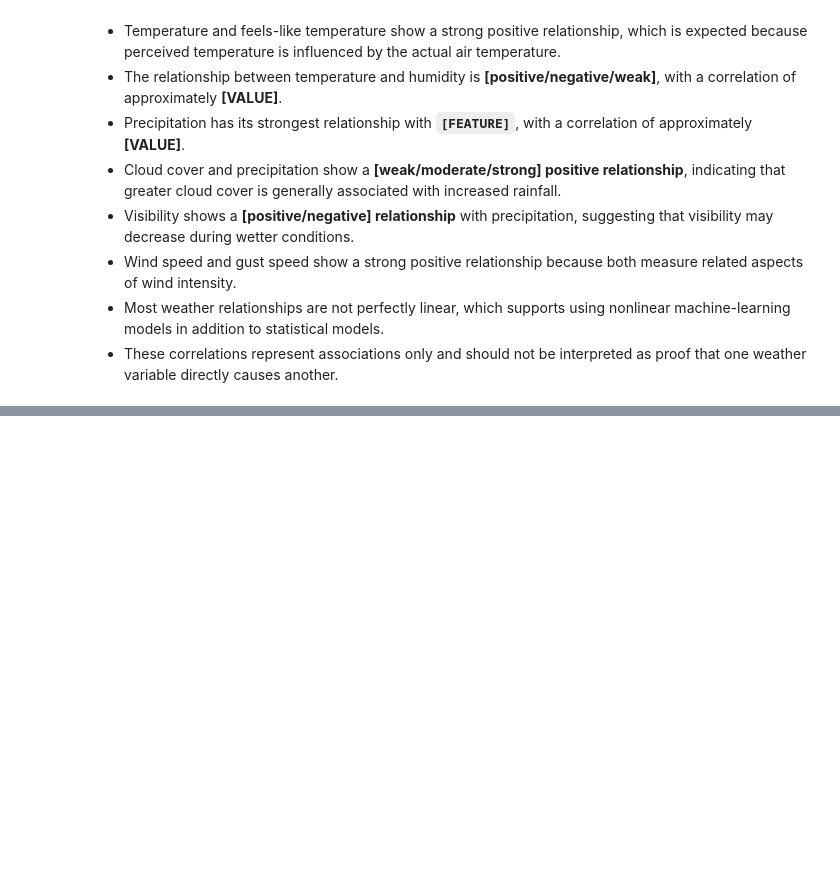
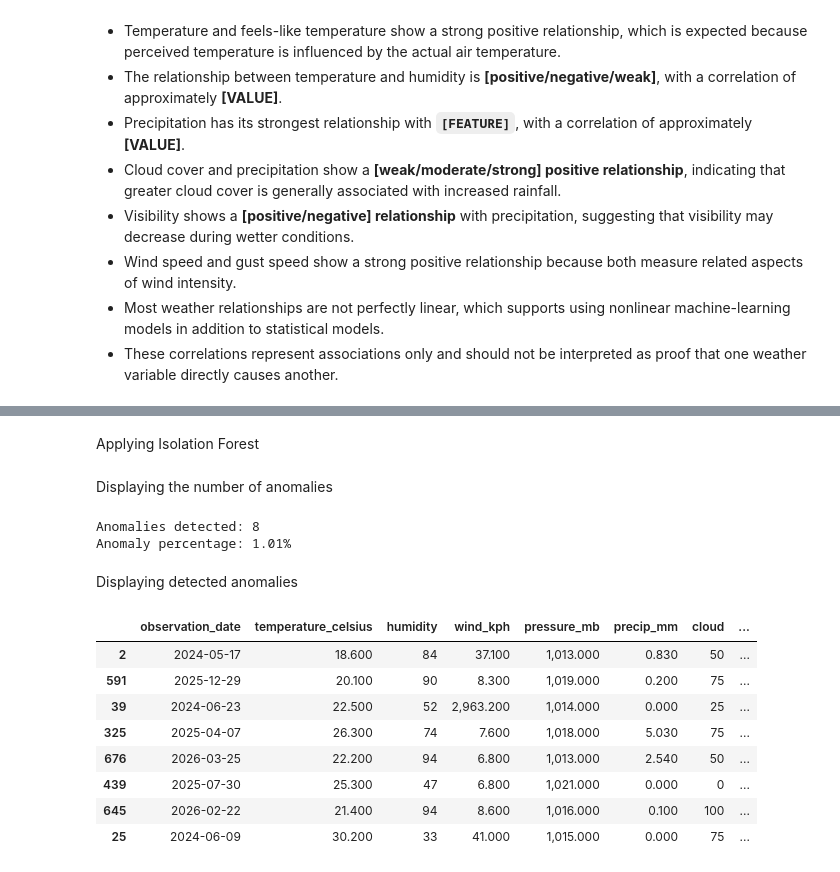
Before and after one commit to rajaraman04/Weather-Forecasting, a Jupyter notebook: weather_trend_forecasting.ipynb, the cells around one changed output, grey strips where cells are left out. Drawn from its saved outputs; the diff is of its cells as text; code cells hidden in the pictures; blank space fills up the shorter version.

```diff
--- a/weather_trend_forecasting.ipynb
+++ b/weather_trend_forecasting.ipynb
@@ -1401,0 +1446,2 @@ Strongest precipitation relationship: cloud (0.22)
+# %% [markdown]
+Applying Isolation Forest
@@ -1401,0 +1452,29 @@ Strongest precipitation relationship: cloud (0.22)
+# %% [markdown]
+Displaying the number of anomalies
+# %%
+city_anomaly_data["isolation_forest_prediction"] = anomaly_predictions
+city_anomaly_data["anomaly_score"] = anomaly_scores
+city_anomaly_data["is_anomaly"] =city_anomaly_data["isolation_forest_prediction"] == -1
+anomaly_count = city_anomaly_data["is_anomaly"].sum()
+anomaly_percentage =city_anomaly_data["is_anomaly"].mean()*100
+
+print(f"Anomalies detected: {anomaly_count:,}")
+print(f"Anomaly percentage: {anomaly_percentage:.2f}%")
+# %% [output]
+Anomalies detected: 8
+Anomaly percentage: 1.01%
+# %% [markdown]
+Displaying detected anomalies
+# %%
+detected_anomalies = (city_anomaly_data[city_anomaly_data["is_anomaly"]].sort_values("anomaly_score"))
+display(detected_anomalies[["observation_date",*anomaly_features,"anomaly_score",]])
+# %% [output]
+|  | observation_date | temperature_celsius | humidity | wind_kph | pressure_mb | precip_mm | cloud | ... |
+| 2 | 2024-05-17 | 18.600 | 84 | 37.100 | 1,013.000 | 0.830 | 50 | ... |
+| 591 | 2025-12-29 | 20.100 | 90 | 8.300 | 1,019.000 | 0.200 | 75 | ... |
+| 39 | 2024-06-23 | 22.500 | 52 | 2,963.200 | 1,014.000 | 0.000 | 25 | ... |
+| 325 | 2025-04-07 | 26.300 | 74 | 7.600 | 1,018.000 | 5.030 | 75 | ... |
+| 676 | 2026-03-25 | 22.200 | 94 | 6.800 | 1,013.000 | 2.540 | 50 | ... |
+| 439 | 2025-07-30 | 25.300 | 47 | 6.800 | 1,021.000 | 0.000 | 0 | ... |
+| 645 | 2026-02-22 | 21.400 | 94 | 8.600 | 1,016.000 | 0.100 | 100 | ... |
+| 25 | 2024-06-09 | 30.200 | 33 | 41.000 | 1,015.000 | 0.000 | 75 | ... |
```
Also changed, not shown: parts of 16 cells of this notebook.
